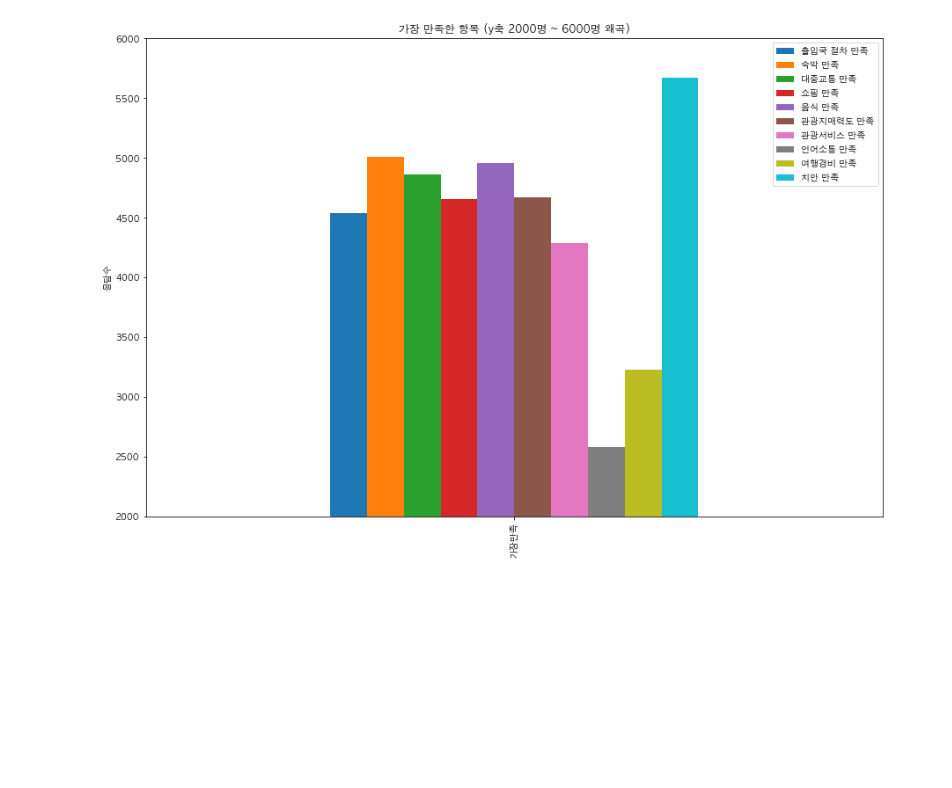
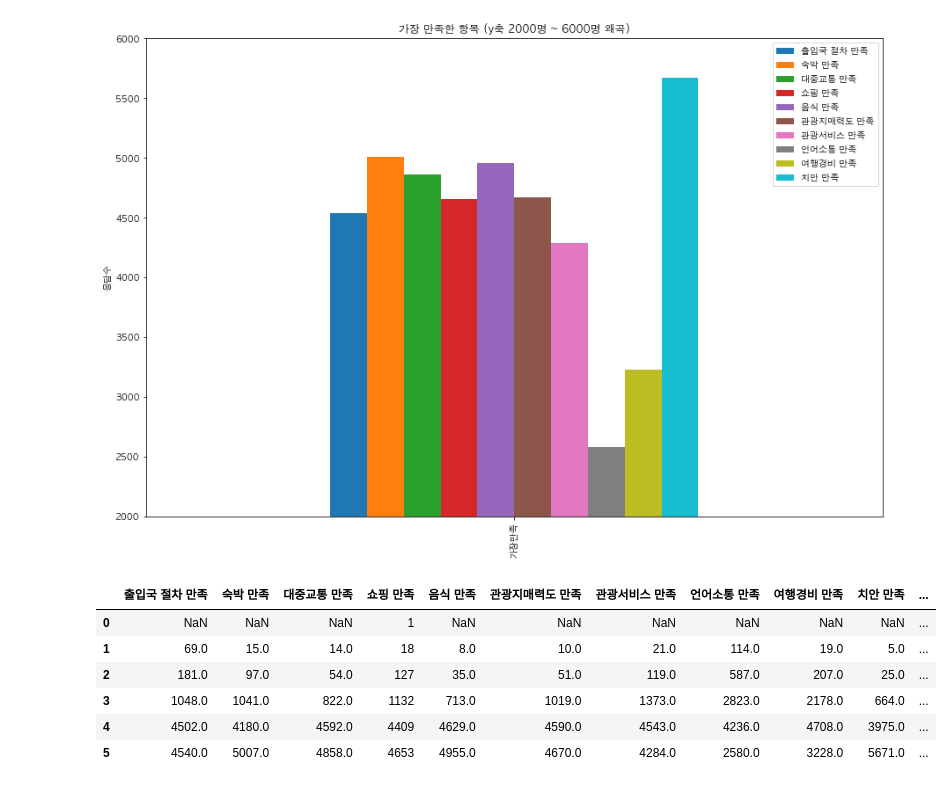
Before and after one commit to asdhgfasd1/2020, a Jupyter notebook: statistics/des_stats01.ipynb, the cells around one changed output. Cells and saved outputs as stored; diff of their text form; code cells hidden in the pictures; blank space fills up the shorter version.

```diff
--- a/statistics/des_stats01.ipynb
+++ b/statistics/des_stats01.ipynb
@@ -534,3 +534,13 @@ plt.show()
 [figure]
 # %%
 # corr
+
+revisit_fq_df
+# %% [output]
+|  | 출입국 절차 만족 | 숙박 만족 | 대중교통 만족 | 쇼핑 만족 | 음식 만족 | 관광지매력도 만족 | 관광서비스 만족 | 언어소통 만족 | 여행경비 만족 | 치안 만족 | ... |
+| 0 | NaN | NaN | NaN | 1 | NaN | NaN | NaN | NaN | NaN | NaN | ... |
+| 1 | 69.0 | 15.0 | 14.0 | 18 | 8.0 | 10.0 | 21.0 | 114.0 | 19.0 | 5.0 | ... |
+| 2 | 181.0 | 97.0 | 54.0 | 127 | 35.0 | 51.0 | 119.0 | 587.0 | 207.0 | 25.0 | ... |
+| 3 | 1048.0 | 1041.0 | 822.0 | 1132 | 713.0 | 1019.0 | 1373.0 | 2823.0 | 2178.0 | 664.0 | ... |
+| 4 | 4502.0 | 4180.0 | 4592.0 | 4409 | 4629.0 | 4590.0 | 4543.0 | 4236.0 | 4708.0 | 3975.0 | ... |
+| 5 | 4540.0 | 5007.0 | 4858.0 | 4653 | 4955.0 | 4670.0 | 4284.0 | 2580.0 | 3228.0 | 5671.0 | ... |
```
Also changed, not shown: parts of 3 cells of this notebook.
